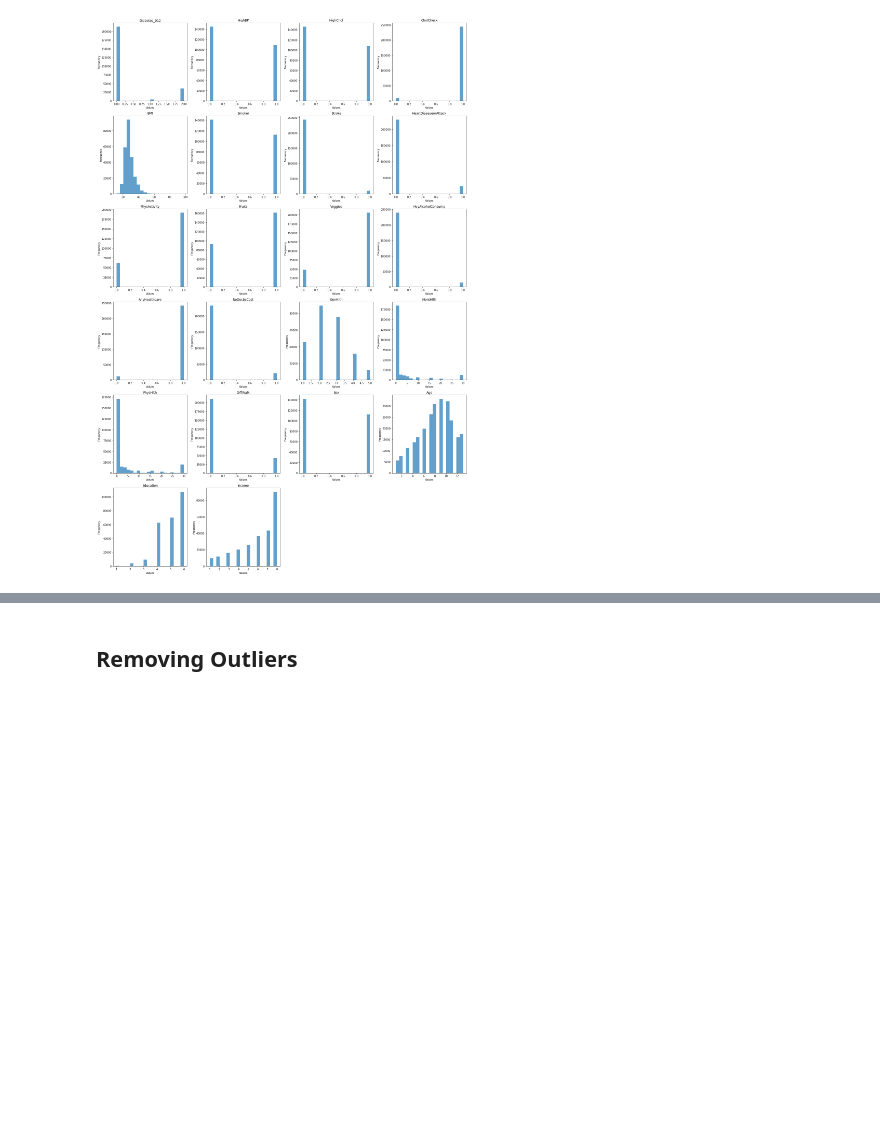
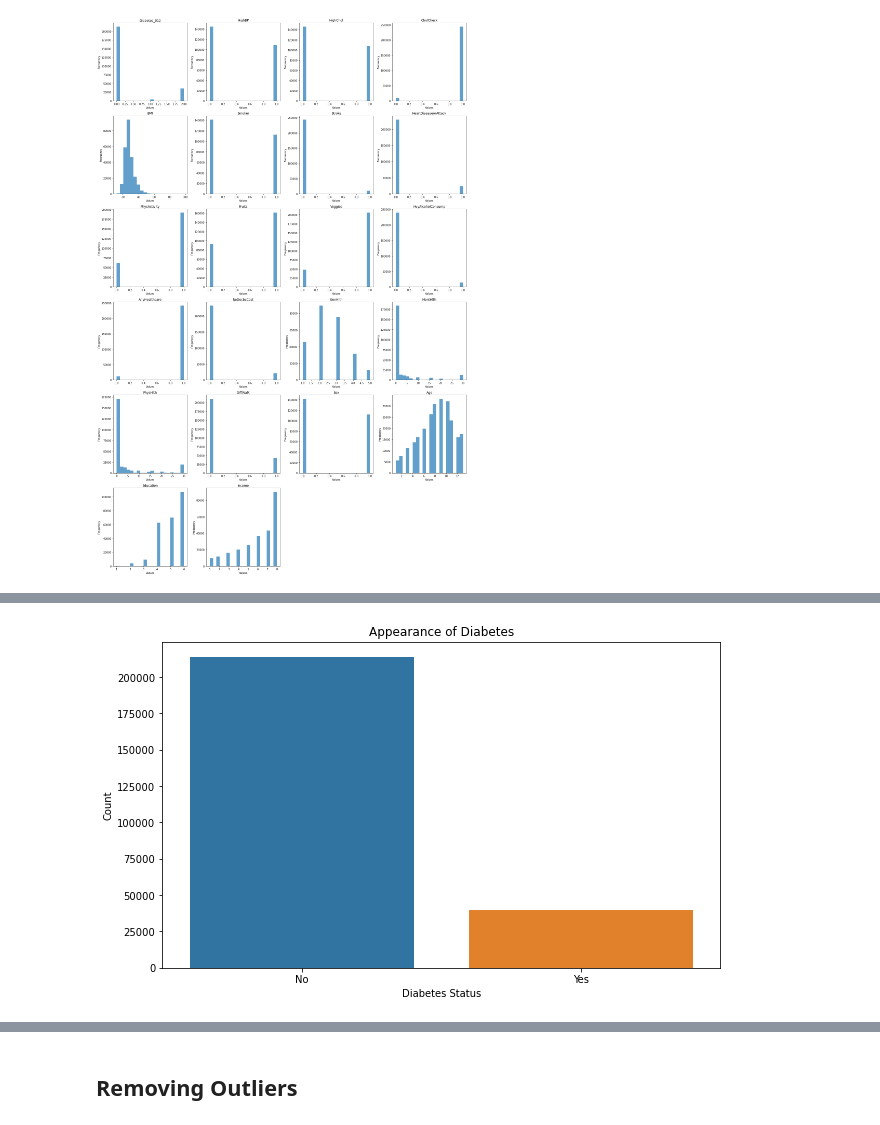
Before and after one commit to edwin815/diabetes_analysis, a Jupyter notebook: EDACheckpoint_Group132_WI24.ipynb, the cells around one changed output, grey strips where cells are left out. Drawn from its saved outputs; the diff is of its cells as text; code cells hidden in the pictures; blank space fills up the shorter version.

Commit message:
barplots added

```diff
--- a/EDACheckpoint_Group132_WI24.ipynb
+++ b/EDACheckpoint_Group132_WI24.ipynb
@@ -220,3 +221,7 @@ plt.tight_layout()
 plt.show()
 # %% [output]
 [figure]
+# %%
+#Rename Diabetes_012 and combined Diabetes_012 values for sake of consistency
+diabetes_df_cleaned = diabetes_df_cleaned.rename(columns = {"Diabetes_012": "Diabetes_01"})
+diabetes_df_cleaned["Diabetes_01"].replace(2, 1, inplace = True)
@@ -222,0 +241,10 @@ plt.show()
+# %%
+plt.figure(figsize = (10,6))
+sns.barplot(x = diabetes_df_cleaned["Diabetes_01"].value_counts().index, y = diabetes_df_cleaned["Diabetes_01"].value_counts())
+plt.title("Appearance of Diabetes")
+plt.xlabel("Diabetes Status")
+plt.ylabel("Count")
+plt.xticks([0,1], ["No", "Yes"])
+plt.show()
+# %% [output]
+[figure, added]
```
Also changed, not shown: parts of 19 cells of this notebook.
